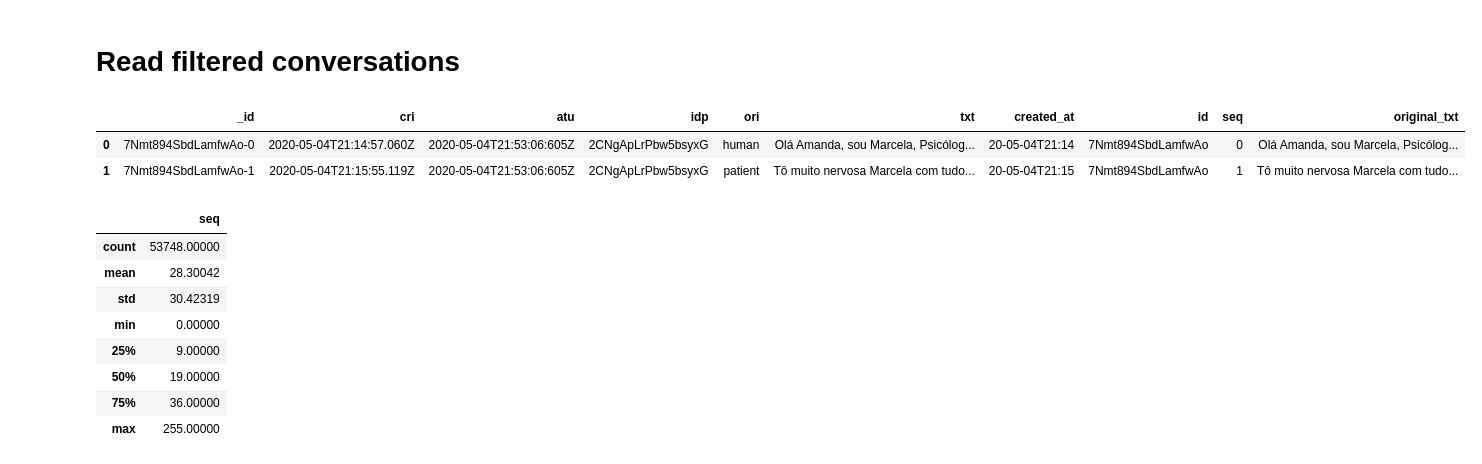
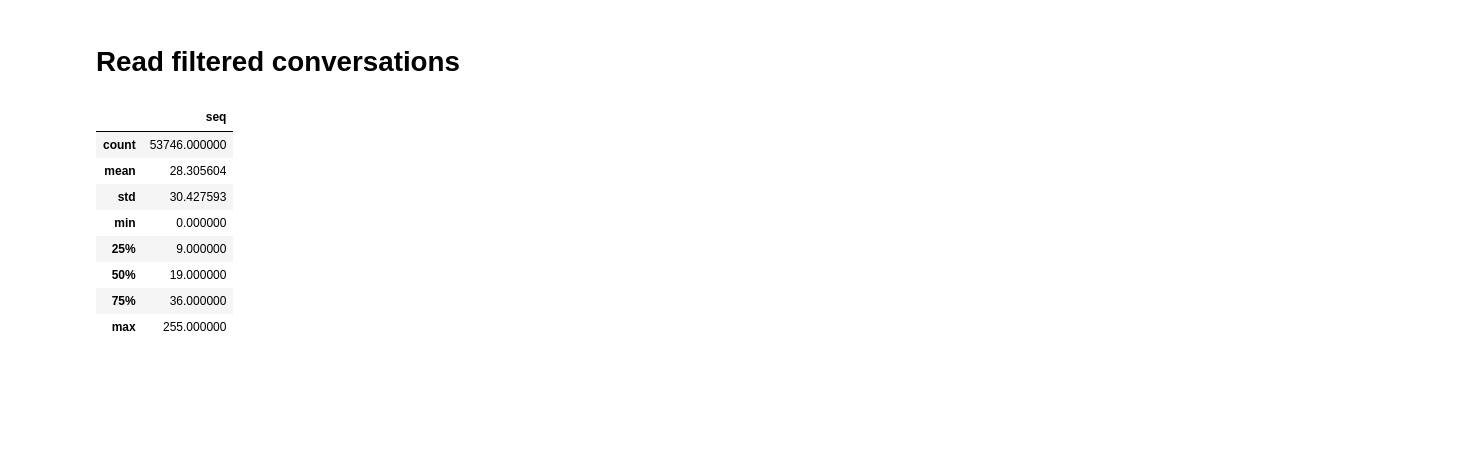
Before and after one commit to valmirosjunior/intent_classifier, a Jupyter notebook: notebooks/pre_processing.ipynb, the cells around one changed output. Drawn from its saved outputs; the diff is of its cells as text; code cells hidden in the pictures; blank space fills up the shorter version.

```diff
--- a/notebooks/pre_processing.ipynb
+++ b/notebooks/pre_processing.ipynb
@@ -64,22 +64,16 @@ processed_conversations.head()
 # %% [markdown]
 # Read filtered conversations
 # %%
-conversations = pd.read_csv(fm.filename_from_data_dir('output/clean_conversations2.csv'))
+conversations = pd.read_csv(fm.filename_from_data_dir('output/clean_conversations.csv'))
 
-conversations.head(2)
+conversations.describe()
 # %% [output]
-|  | _id | cri | atu | idp | ori | txt | created_at | id | seq | original_txt |
-| 0 | 7Nmt894SbdLamfwAo-0 | 2020-05-04T21:14:57.060Z | 2020-05-04T21:53:06:605Z | 2CNgApLrPbw5bsyxG | human | Olá Amanda, sou Marcela, Psicólog... | 20-05-04T21:14 | 7Nmt894SbdLamfwAo | 0 | Olá Amanda, sou Marcela, Psicólog... |
-| 1 | 7Nmt894SbdLamfwAo-1 | 2020-05-04T21:15:55.119Z | 2020-05-04T21:53:06:605Z | 2CNgApLrPbw5bsyxG | patient | Tô muito nervosa Marcela com tudo... | 20-05-04T21:15 | 7Nmt894SbdLamfwAo | 1 | Tô muito nervosa Marcela com tudo... |
+|  | seq |
+| count | 53746.000000 |
+| mean | 28.305604 |
+| std | 30.427593 |
+| min | 0.000000 |
+| 25% | 9.000000 |
+| 50% | 19.000000 |
+| 75% | 36.000000 |
+| max | 255.000000 |
-# %%
-conversations.describe()
-# %% [output]
-|  | seq |
-| count | 53748.00000 |
-| mean | 28.30042 |
-| std | 30.42319 |
-| min | 0.00000 |
-| 25% | 9.00000 |
-| 50% | 19.00000 |
-| 75% | 36.00000 |
-| max | 255.00000 |
```
Also changed, not shown: parts of 10 cells of this notebook, 21 other files.
